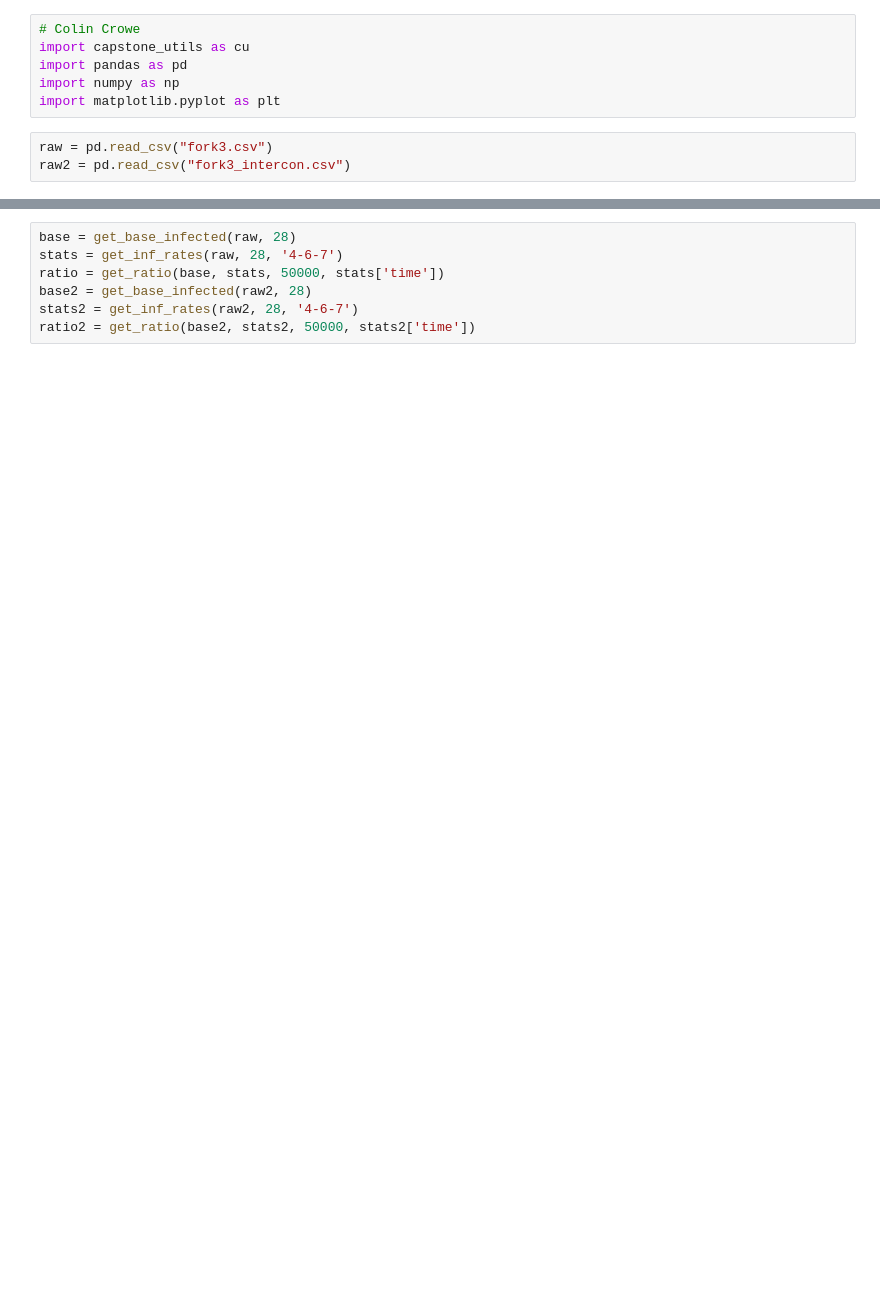
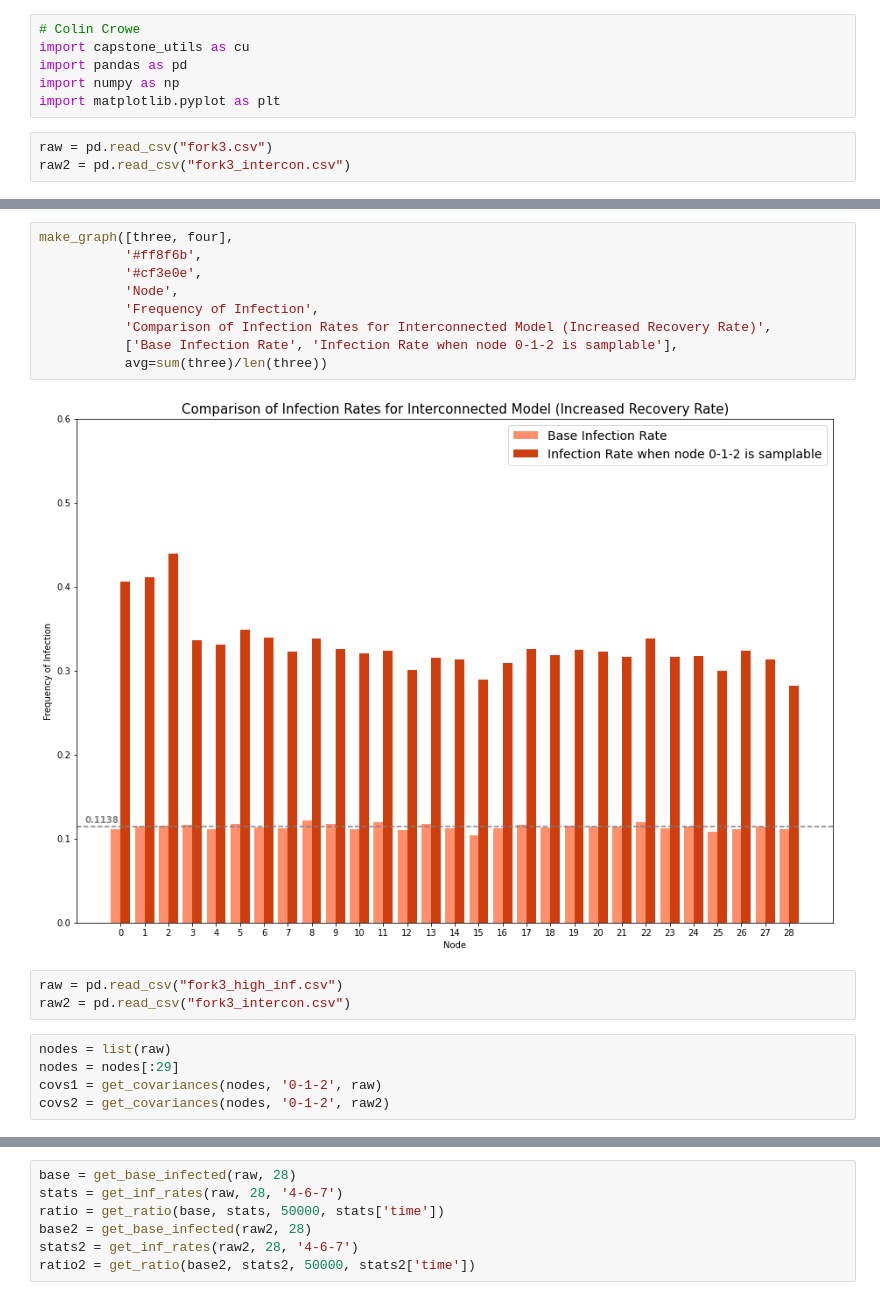
Before and after one commit to colincrowe/capstone, a Jupyter notebook: capstone_analyze.ipynb, the cells around one changed output, grey strips where cells are left out. Drawn from its saved outputs; the diff is of its cells as text; blank space fills up the shorter version.

```diff
--- a/capstone_analyze.ipynb
+++ b/capstone_analyze.ipynb
@@ -140,0 +166,19 @@ locs, labels = plt.xticks(X)
+# %%
+make_graph([three, four],
+           '#ff8f6b',
+           '#cf3e0e',
+           'Node',
+           'Frequency of Infection',
+           'Comparison of Infection Rates for Interconnected Model (Increased Recovery Rate)',
+           ['Base Infection Rate', 'Infection Rate when node 0-1-2 is samplable'],
+           avg=sum(three)/len(three))
+# %% [output]
+[figure, added]
+# %%
+raw = pd.read_csv("fork3_high_inf.csv")
+raw2 = pd.read_csv("fork3_intercon.csv")
+# %%
+nodes = list(raw)
+nodes = nodes[:29]
+covs1 = get_covariances(nodes, '0-1-2', raw)
+covs2 = get_covariances(nodes, '0-1-2', raw2)
```
Also changed, not shown: parts of 47 cells of this notebook, 1 other file.
